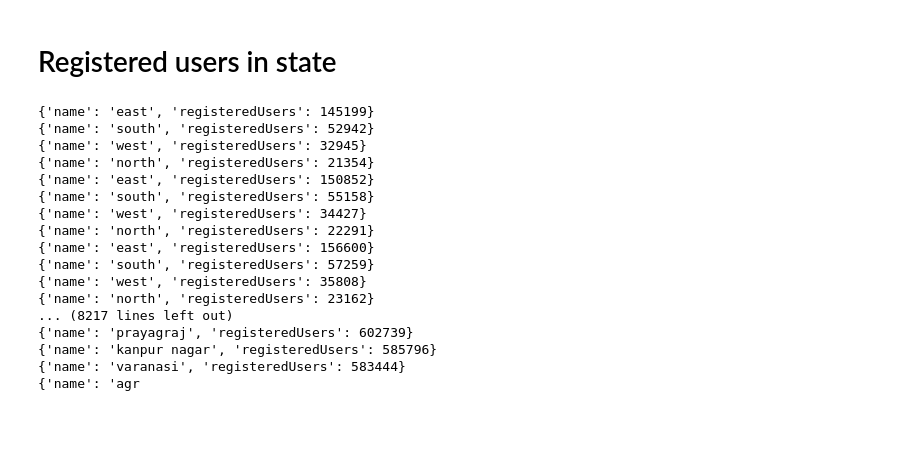
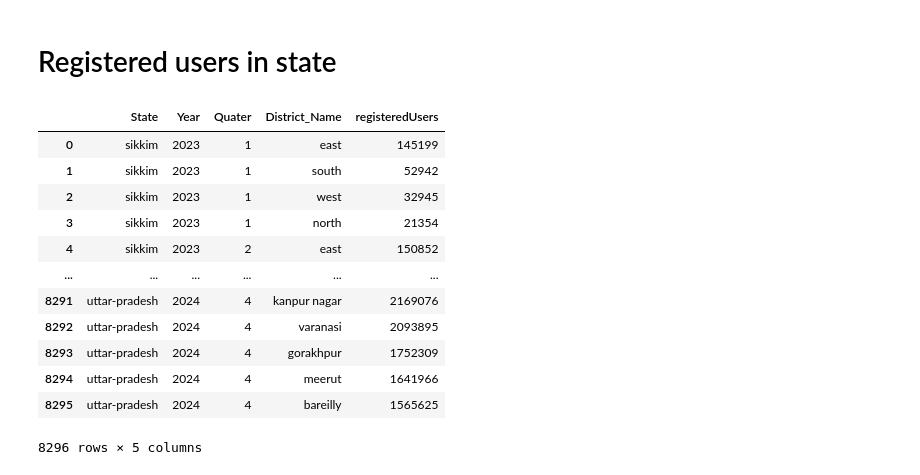
Before and after one commit to srijith0214/Phone_Pe-Srijith_, a Jupyter notebook: PhonePayDF.ipynb, the cells around one changed output. Drawn from its saved outputs; the diff is of its cells as text; code cells hidden in the pictures; blank space fills up the shorter version.

Commit message:
Top user data

```diff
--- a/PhonePayDF.ipynb
+++ b/PhonePayDF.ipynb
@@ -687,47 +687,44 @@ for i in Top_state_list:
 
     # Loop through each year folder
     for j in Top_yr:
         p_j = p_i + j + "/"  # Path to the year folder
         Top_yr_list = os.listdir(p_j)  # List of quarter JSON files
 
         # Loop through each quarter JSON file
         for k in Top_yr_list:
             p_k = p_j + k  # Full path to the JSON file
             # Open and load the JSON data
             with open(p_k, 'r') as Data:
                 D = json.load(Data)
 
 #                 # Extract transaction data from the JSON
                 for z in D['data']['districts']:
                     Name = z['name']
                     registeredUsers = z['registeredUsers']
 
 
 
                     # Append extracted data to the dictionary
                     Top_state_Ins['District_Name'].append(Name)
                     Top_state_Ins['registeredUsers'].append(registeredUsers)
                     Top_state_Ins['State'].append(i)
                     Top_state_Ins['Year'].append(j)
                     Top_state_Ins['Quater'].append(int(k.strip('.json')))
 
 # Convert the dictionary to a pandas DataFrame
 Top_Ins_Trans = pd.DataFrame(Top_state_Ins)
+Top_Ins_Trans
 # %% [output]
+|  | State | Year | Quater | District_Name | registeredUsers |
+| 0 | sikkim | 2023 | 1 | east | 145199 |
+| 1 | sikkim | 2023 | 1 | south | 52942 |
+| 2 | sikkim | 2023 | 1 | west | 32945 |
+| 3 | sikkim | 2023 | 1 | north | 21354 |
+| 4 | sikkim | 2023 | 2 | east | 150852 |
+| ... | ... | ... | ... | ... | ... |
+| 8291 | uttar-pradesh | 2024 | 4 | kanpur nagar | 2169076 |
+| 8292 | uttar-pradesh | 2024 | 4 | varanasi | 2093895 |
+| 8293 | uttar-pradesh | 2024 | 4 | gorakhpur | 1752309 |
+| 8294 | uttar-pradesh | 2024 | 4 | meerut | 1641966 |
+| 8295 | uttar-pradesh | 2024 | 4 | bareilly | 1565625 |
-{'name': 'east', 'registeredUsers': 145199}
-{'name': 'south', 'registeredUsers': 52942}
-{'name': 'west', 'registeredUsers': 32945}
-{'name': 'north', 'registeredUsers': 21354}
-{'name': 'east', 'registeredUsers': 150852}
-{'name': 'south', 'registeredUsers': 55158}
-{'name': 'west', 'registeredUsers': 34427}
-{'name': 'north', 'registeredUsers': 22291}
-{'name': 'east', 'registeredUsers': 156600}
-{'name': 'south', 'registeredUsers': 57259}
-{'name': 'west', 'registeredUsers': 35808}
-{'name': 'north', 'registeredUsers': 23162}
-... (8217 lines left out)
-{'name': 'prayagraj', 'registeredUsers': 602739}
-{'name': 'kanpur nagar', 'registeredUsers': 585796}
-{'name': 'varanasi', 'registeredUsers': 583444}
-{'name': 'agr
+8296 rows × 5 columns
```
